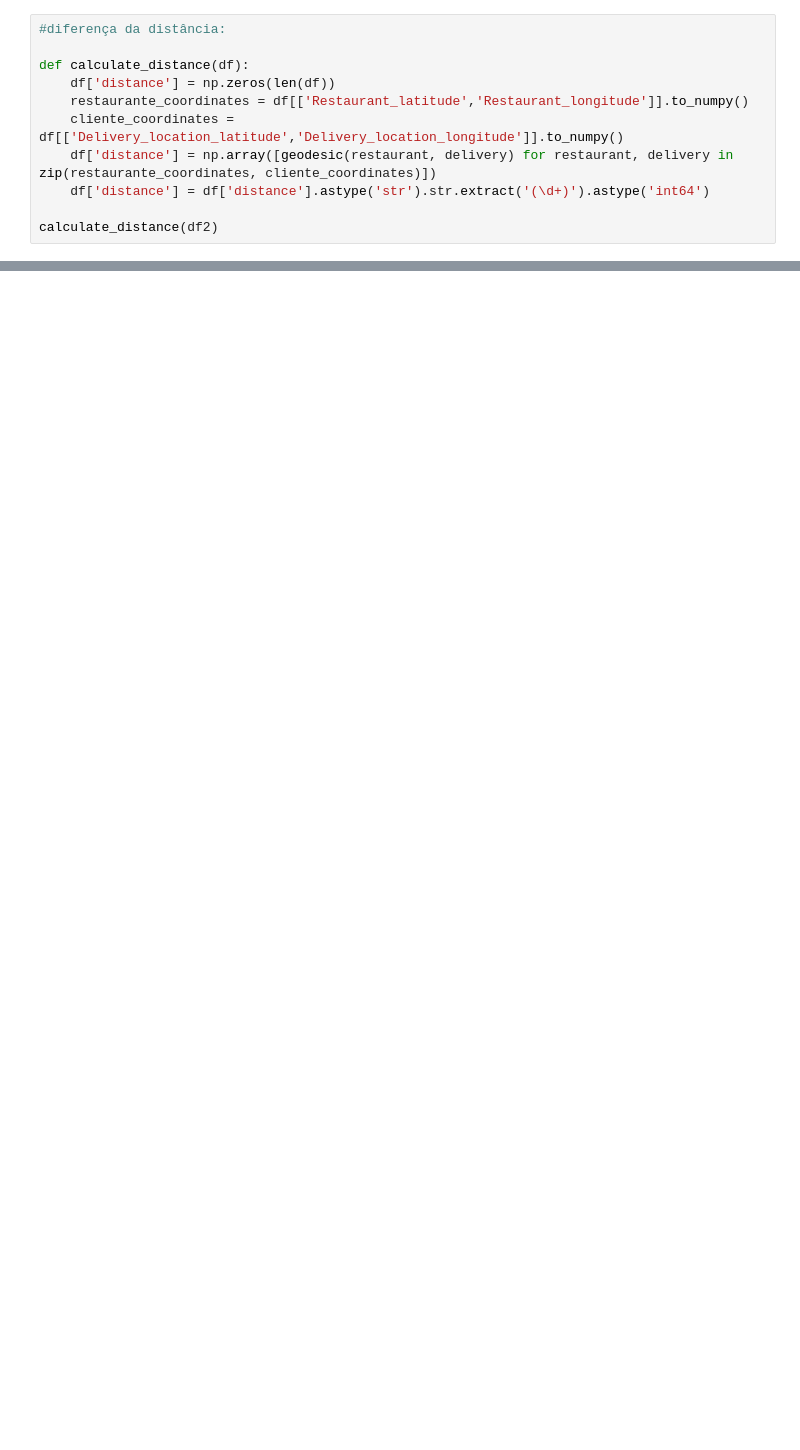
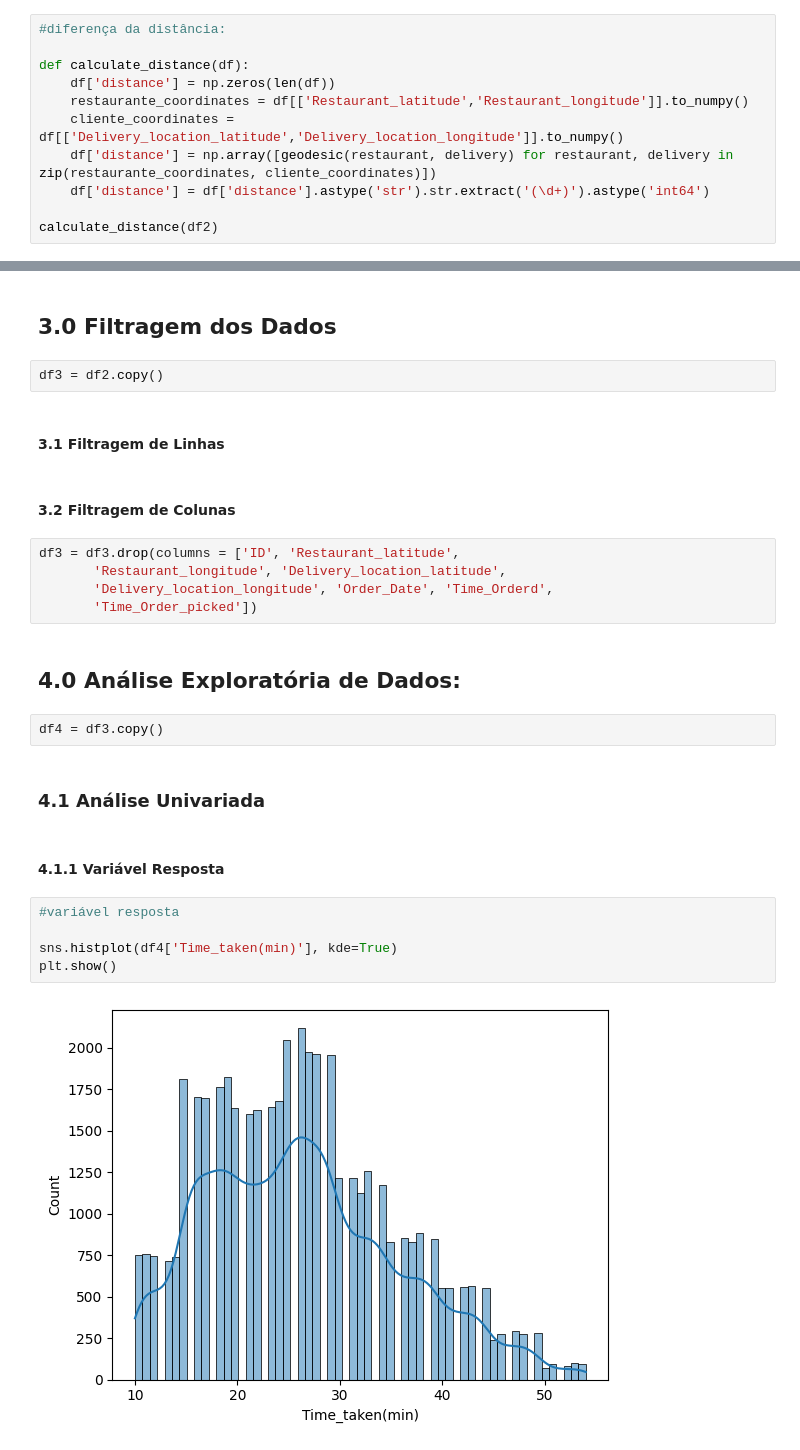
Before and after one commit to samantasobral/projeto_integrador_2, a Jupyter notebook: notebooks/Delivery.ipynb, the cells around one changed output, grey strips where cells are left out. Saved outputs shown, nothing was run; the diff lists cells and outputs as text; blank space fills up the shorter version.

Commit message:
docs: adicionando análise univariada

```diff
--- a/notebooks/Delivery.ipynb
+++ b/notebooks/Delivery.ipynb
@@ -281,0 +294,28 @@ calculate_distance(df2)
+# %% [markdown]
+## 3.0 Filtragem dos Dados
+# %%
+df3 = df2.copy()
+# %% [markdown]
+#### 3.1 Filtragem de Linhas
+# %% [markdown]
+#### 3.2 Filtragem de Colunas
+# %%
+df3 = df3.drop(columns = ['ID', 'Restaurant_latitude',
+       'Restaurant_longitude', 'Delivery_location_latitude',
+       'Delivery_location_longitude', 'Order_Date', 'Time_Orderd',
+       'Time_Order_picked'])
+# %% [markdown]
+## 4.0 Análise Exploratória de Dados:
+# %%
+df4 = df3.copy()
+# %% [markdown]
+### 4.1 Análise Univariada
+# %% [markdown]
+#### 4.1.1 Variável Resposta
+# %%
+#variável resposta
+
+sns.histplot(df4['Time_taken(min)'], kde=True)
+plt.show()
+# %% [output]
+[figure, added]
```
Also changed, not shown: parts of 12 cells of this notebook.
